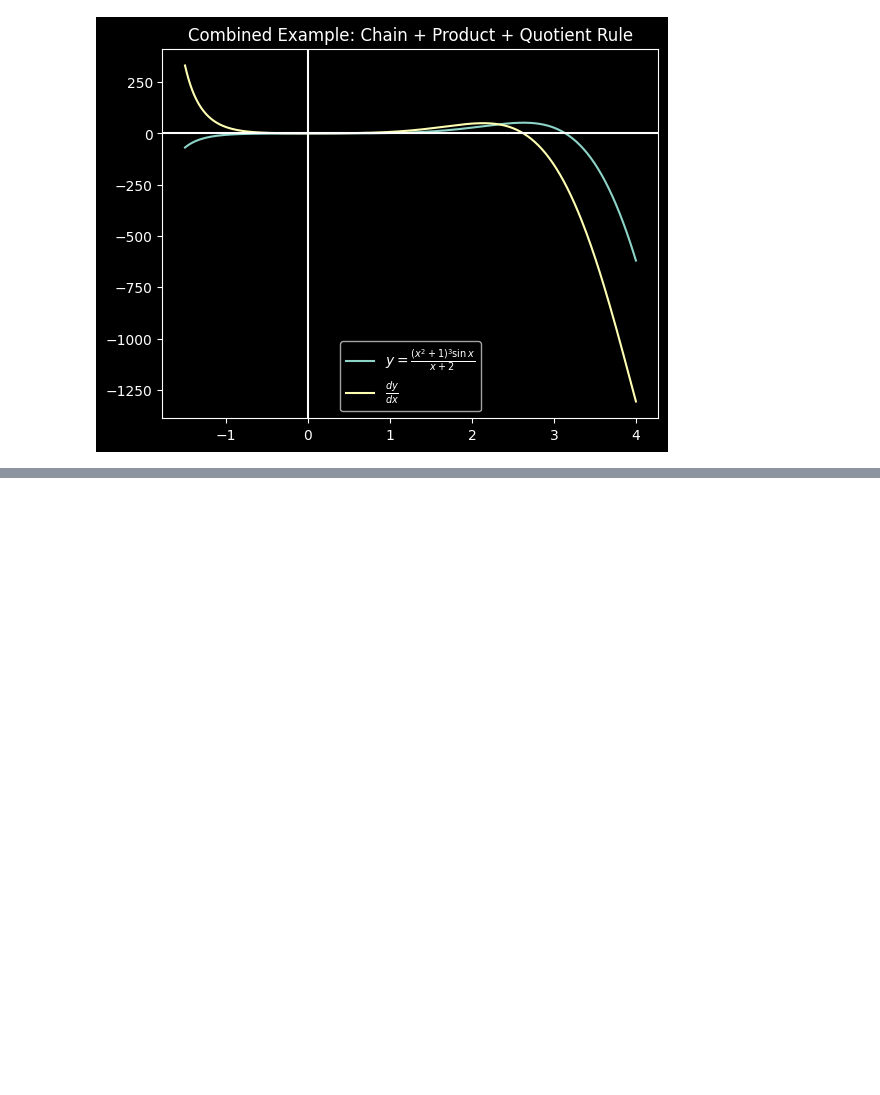
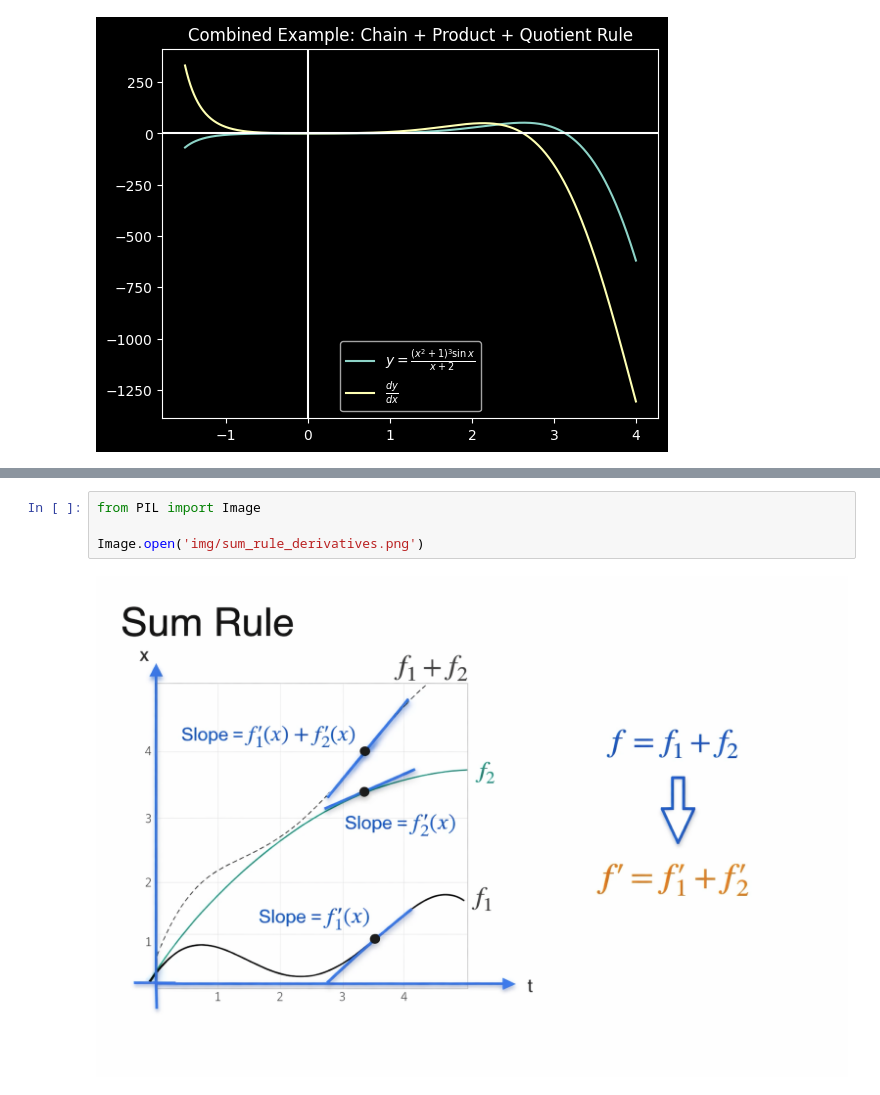
Before and after one commit to dnlwrthstr/LearningCalculus, a Jupyter notebook: my_learning/differentiation_rules.ipynb, the cells around one changed output, grey strips where cells are left out. Saved outputs shown, nothing was run; the diff lists cells and outputs as text; blank space fills up the shorter version.

```diff
--- a/my_learning/differentiation_rules.ipynb
+++ b/my_learning/differentiation_rules.ipynb
@@ -757,0 +835,6 @@ Numeric check (direct, quotient-rule): 16.33578032711926 16.33578032711926
+# %%
+from PIL import Image
+
+Image.open('img/sum_rule_derivatives.png')
+# %% [output]
+[figure, added]
```
Also changed, not shown: parts of 10 cells of this notebook, 5 other files.
